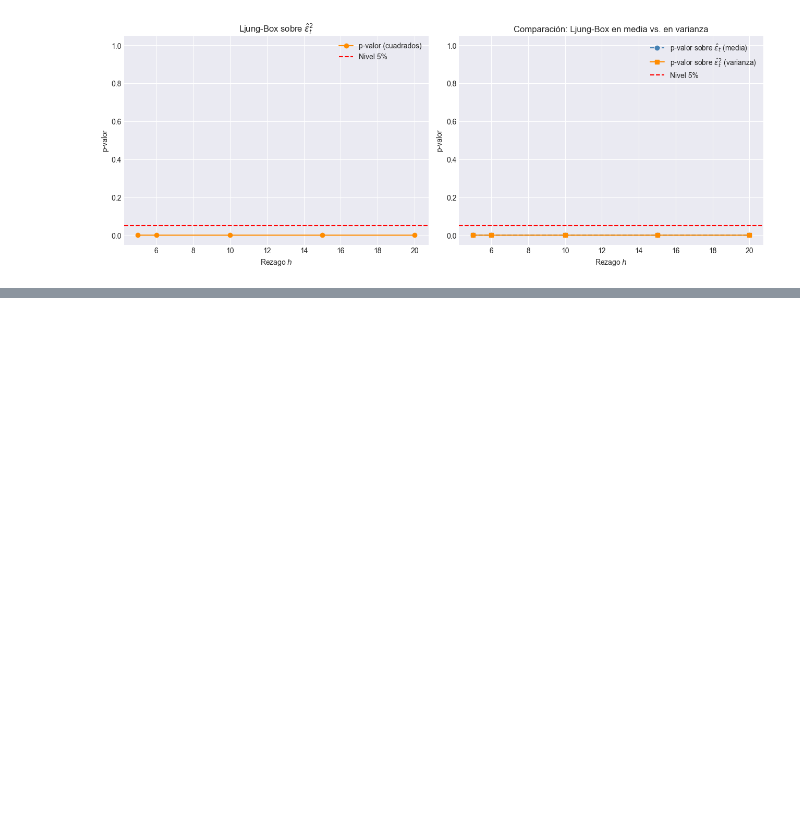
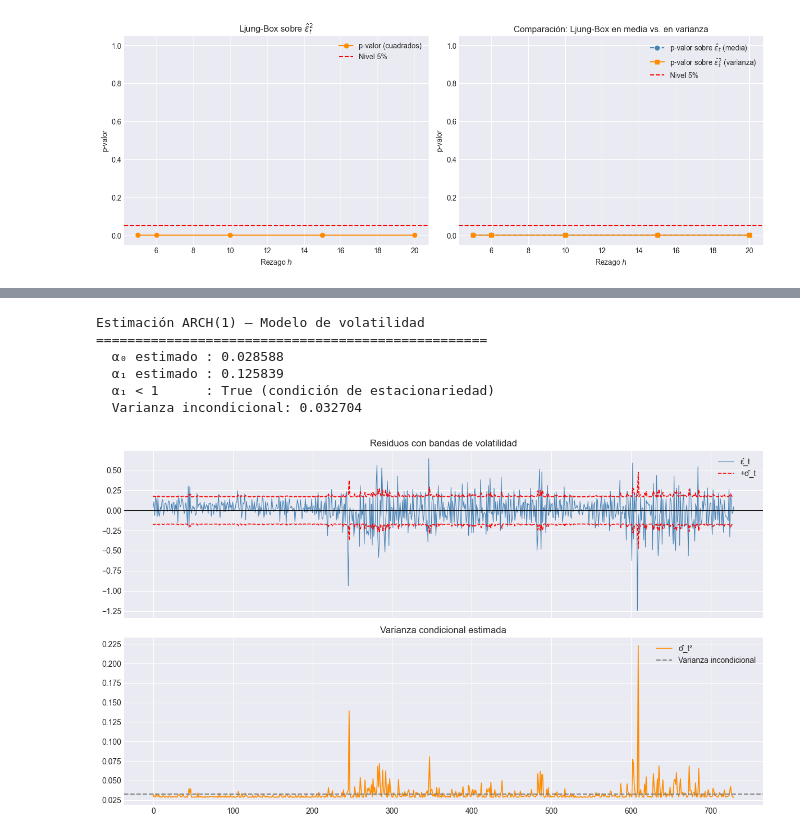
Before and after one commit to vanessalugo04/proyecto_series_tiempo, a Jupyter notebook: principal.ipynb, the cells around one changed output, grey strips where cells are left out. Drawn from its saved outputs; the diff is of its cells as text; code cells hidden in the pictures; blank space fills up the shorter version.

```diff
--- a/principal.ipynb
+++ b/principal.ipynb
@@ -1124,0 +1270,65 @@ Ljung-Box sobre $\hat{\varepsilon}_t^2$ — ¿estructura en la varianza?
+# %%
+# ESTIMACIÓN DEL MODELO DE VOLATILIDAD: ARCH(1)
+
+# 1. Cuadrados de los residuos
+u2_vals = residuos.values ** 2
+
+# 2. Variable dependiente (u_t^2 desde t=2)
+y_arch = u2_vals[1:]
+
+# 3. Matriz de regresores: constante + u_(t-1)^2
+X_arch = np.column_stack([
+    np.ones(len(y_arch)),
+    u2_vals[:-1]
+])
+
+# 4. Estimación por MCO
+beta_arch = np.linalg.lstsq(X_arch, y_arch, rcond=None)[0]
+alpha0_hat, alpha1_hat = beta_arch
+
+# 5. Resultados
+print("Estimación ARCH(1) — Modelo de volatilidad")
+print("=" * 50)
+print(f"  α₀ estimado : {alpha0_hat:.6f}")
+print(f"  α₁ estimado : {alpha1_hat:.6f}")
+print(f"  α₁ < 1      : {alpha1_hat < 1} (condición de estacionariedad)")
+
+# 6. Varianza incondicional
+var_eps_hat = alpha0_hat / (1 - alpha1_hat)
+print(f"  Varianza incondicional: {var_eps_hat:.6f}")
+
+# 7. Construcción de la varianza condicional σ²_t
+sigma2_hat = np.zeros(len(residuos))
+sigma2_hat[0] = residuos.var()
+
+for t in range(1, len(residuos)):
+    sigma2_hat[t] = alpha0_hat + alpha1_hat * (residuos.values[t-1] ** 2)
+
+# 8. Gráfica
+fig, axes = plt.subplots(2, 1, figsize=(12, 7), sharex=True)
+
+# Residuos + bandas de volatilidad
+axes[0].plot(residuos.values, color='steelblue', lw=0.8, label='ε̂_t')
+axes[0].plot(np.sqrt(sigma2_hat), 'r--', lw=1.2, label='+σ̂_t')
+axes[0].plot(-np.sqrt(sigma2_hat), 'r--', lw=1.2)
+axes[0].axhline(0, color='black', lw=0.8)
+axes[0].set_title('Residuos con bandas de volatilidad')
+axes[0].legend()
+
+# Varianza condicional
+axes[1].plot(sigma2_hat, color='darkorange', lw=1.2, label='σ̂_t²')
+axes[1].axhline(var_eps_hat, color='gray', linestyle='--',
+                label='Varianza incondicional')
+axes[1].set_title('Varianza condicional estimada')
+axes[1].legend()
+
+plt.tight_layout()
+plt.show()
+# %% [output]
+Estimación ARCH(1) — Modelo de volatilidad
+==================================================
+  α₀ estimado : 0.028588
+  α₁ estimado : 0.125839
+  α₁ < 1      : True (condición de estacionariedad)
+  Varianza incondicional: 0.032704
+[figure, added]
```
Also changed, not shown: parts of 13 cells of this notebook.
